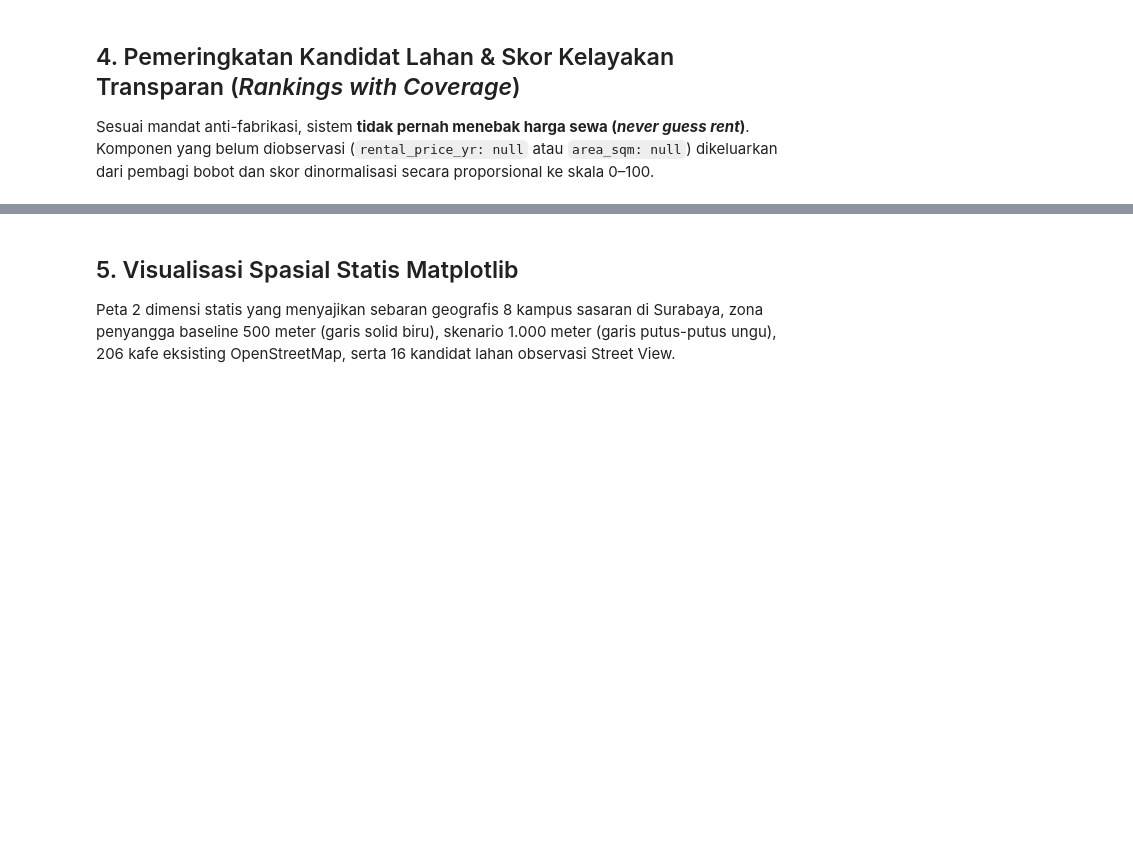
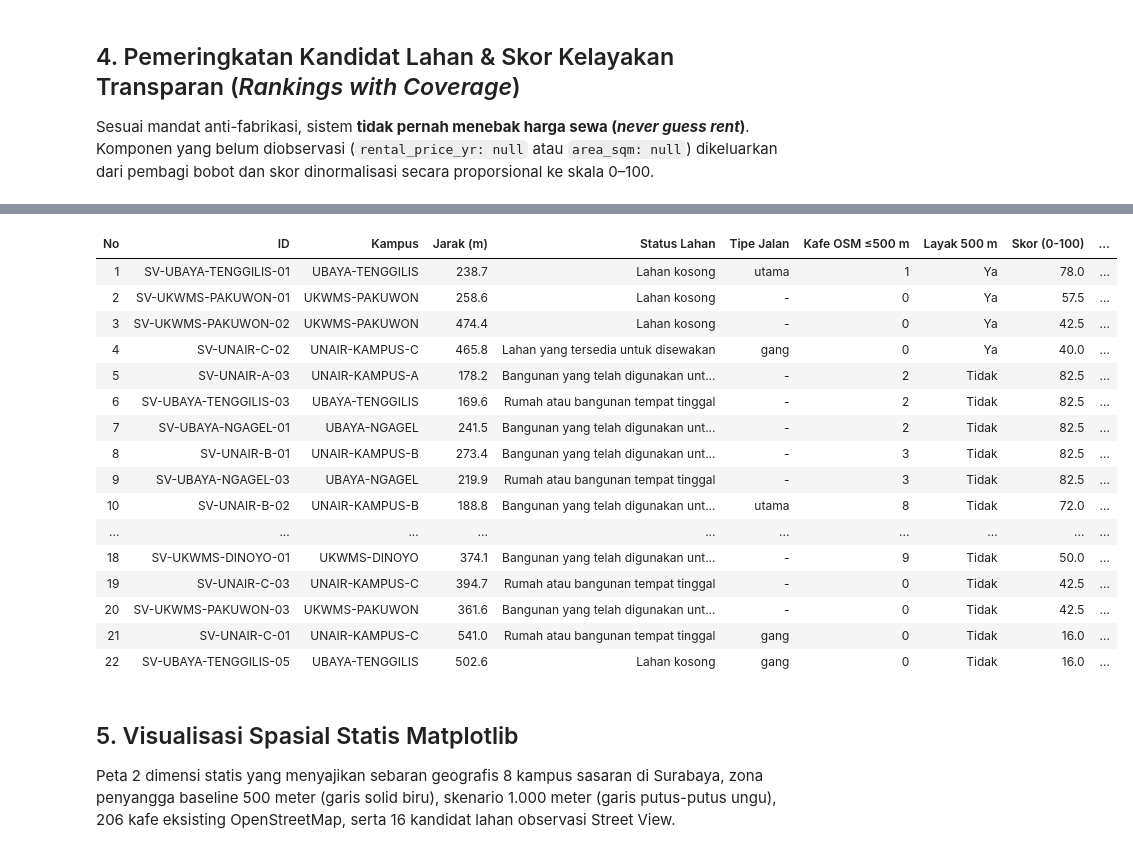
Before and after one commit to HDSH-Dharma/Comgraph-AFL-2, a Jupyter notebook: notebooks/analisis_buka_kafe.ipynb, the cells around one changed output, grey strips where cells are left out. Cells and saved outputs as stored; diff of their text form; code cells hidden in the pictures; blank space fills up the shorter version.

```diff
--- a/notebooks/analisis_buka_kafe.ipynb
+++ b/notebooks/analisis_buka_kafe.ipynb
@@ -122,10 +149,10 @@ layers_meta = [
     {
         "Nama Layer": "Kandidat Lahan Observasi",
         "Path Berkas": "data/raw/survey_land_candidates.geojson",
-        "Sumber": "Google Street View (Claude & Dharma)",
-        "Fitur": 16,
+        "Sumber": "Observasi Google Street View",
+        "Fitur": len(json.load(open(REPO_ROOT / "data" / "raw" / "survey_land_candidates.geojson", encoding="utf-8"))["features"]),
         "CRS": "EPSG:4326",
-        "Peran Sistem": "Observasi visual riil (4 eligible, 12 inel)"
+        "Peran Sistem": "Kandidat lahan hasil observasi visual"
     },
     {
         "Nama Layer": "Kafe Eksisting Surabaya",
@@ -153,9 +180,9 @@ layers_meta = [
     }
 ]
 
-print(f"{'Nama Layer':<32} | {'Fitur':<6} | {'Sistem Koordinat':<24} | {'Peran Sistem'}")
-print("-" * 105)
-for lyr in layers_meta:
-    print(f"{lyr['Nama Layer']:<32} | {lyr['Fitur']:<6} | {lyr['CRS']:<24} | {lyr['Peran Sistem']}")
-print("-" * 105)
+tampilkan_tabel(
+    [[l["Nama Layer"], l["Path Berkas"], l["Sumber"], l["Fitur"], l["CRS"], l["Peran Sistem"]] for l in layers_meta],
+    ["Nama Layer", "Berkas", "Sumber", "Fitur", "CRS", "Peran"],
+    judul="Metadata lapisan spasial",
+)
 # %% [output]
@@ -263,37 +288,30 @@ UBAYA-TENGGILIS  | Universitas Surabaya Kampus Tenggilis | 3           | 4
 ## 4. Pemeringkatan Kandidat Lahan & Skor Kelayakan Transparan (*Rankings with Coverage*)
 Sesuai mandat anti-fabrikasi, sistem **tidak pernah menebak harga sewa (*never guess rent*)**. Komponen yang belum diobservasi (`rental_price_yr: null` atau `area_sqm: null`) dikeluarkan dari pembagi bobot dan skor dinormalisasi secara proporsional ke skala 0–100.
 # %%
+# Skor diambil langsung dari pipeline (sama dengan web & peringkat_kandidat.csv)
 ranked_candidates = []
 for feat in candidates_geojson["features"]:
     p = feat["properties"]
-    score_res = calculate_transparent_feasibility_score(
-        distance_meters=p.get("distance_meters"),
-        area_sqm=p.get("area_sqm"),
-        rental_price_yr=p.get("rental_price_yr"),
-        radius_mode="baseline_500m"
-    )
+    sc = p.get("feasibility_scoring_baseline_500m") or {}
     ranked_candidates.append({
         "id": p["id"],
-        "name": p["name"],
         "campus": p["nearest_university_id"],
         "dist_m": p["distance_meters"],
         "status": p["status"],
-        "eligible": p["is_eligible"],
-        "score": score_res["score_normalized"],
-        "grade": score_res["grade"],
-        "coverage": f"{len(score_res['observed_components'])}/3 ({', '.join(score_res['observed_components'])})",
-        "nearest_cafe": p.get("nearest_cafe_name") or "Tidak terdeteksi",
-        "nearest_cafe_dist": p.get("nearest_cafe_distance_meters")
+        "road": p.get("road_type"),
+        "eligible": p.get("is_eligible_500m"),
+        "score": sc.get("score_normalized"),
+        "coverage": f"{sc.get('coverage')}%",
+        "cafes": p.get("nearby_cafes_count"),
     })
 
 # Urutkan: Eligible terlebih dahulu, kemudian skor tertinggi
 ranked_candidates.sort(key=lambda x: (not x["eligible"], -(x["score"] or 0)))
 
-print(f"{'No':<3} | {'ID':<22} | {'Kampus':<16} | {'Jarak':<8} | {'Status Lahan':<32} | {'Skor':<6} | {'Grade':<20} | {'Coverage'}")
-print("-" * 130)
-for i, r in enumerate(ranked_candidates, 1):
-    dist_str = f"{r['dist_m']:.1f}m" if r['dist_m'] else "-"
-    score_str = f"{r['score']:.1f}" if r['score'] is not None else "-"
-    print(f"{i:<3} | {r['id']:<22} | {r['campus']:<16} | {dist_str:<8} | {r['status']:<32} | {score_str:<6} | {r['grade']:<20} | {r['coverage']}")
-print("-" * 130)
+tampilkan_tabel(
+    [[i, r["id"], r["campus"], r["dist_m"], r["status"], r["road"], r["cafes"], r["eligible"], r["score"], r["coverage"]]
+     for i, r in enumerate(ranked_candidates, 1)],
+    ["No", "ID", "Kampus", "Jarak (m)", "Status Lahan", "Tipe Jalan", "Kafe OSM ≤500 m", "Layak 500 m", "Skor (0-100)", "Cakupan Data"],
+    judul="Peringkat kandidat lahan (baseline 500 m)",
+)
 # %% [output]
@@ -317,3 +319,20 @@ No  | ID                     | Kampus           | Jarak    | Status Lahan
+| No | ID | Kampus | Jarak (m) | Status Lahan | Tipe Jalan | Kafe OSM ≤500 m | Layak 500 m | Skor (0-100) | ... |
+| 1 | SV-UBAYA-TENGGILIS-01 | UBAYA-TENGGILIS | 238.7 | Lahan kosong | utama | 1 | Ya | 78.0 | ... |
+| 2 | SV-UKWMS-PAKUWON-01 | UKWMS-PAKUWON | 258.6 | Lahan kosong | - | 0 | Ya | 57.5 | ... |
+| 3 | SV-UKWMS-PAKUWON-02 | UKWMS-PAKUWON | 474.4 | Lahan kosong | - | 0 | Ya | 42.5 | ... |
+| 4 | SV-UNAIR-C-02 | UNAIR-KAMPUS-C | 465.8 | Lahan yang tersedia untuk disewakan | gang | 0 | Ya | 40.0 | ... |
+| 5 | SV-UNAIR-A-03 | UNAIR-KAMPUS-A | 178.2 | Bangunan yang telah digunakan unt... | - | 2 | Tidak | 82.5 | ... |
+| 6 | SV-UBAYA-TENGGILIS-03 | UBAYA-TENGGILIS | 169.6 | Rumah atau bangunan tempat tinggal | - | 2 | Tidak | 82.5 | ... |
+| 7 | SV-UBAYA-NGAGEL-01 | UBAYA-NGAGEL | 241.5 | Bangunan yang telah digunakan unt... | - | 2 | Tidak | 82.5 | ... |
+| 8 | SV-UNAIR-B-01 | UNAIR-KAMPUS-B | 273.4 | Bangunan yang telah digunakan unt... | - | 3 | Tidak | 82.5 | ... |
+| 9 | SV-UBAYA-NGAGEL-03 | UBAYA-NGAGEL | 219.9 | Rumah atau bangunan tempat tinggal | - | 3 | Tidak | 82.5 | ... |
+| 10 | SV-UNAIR-B-02 | UNAIR-KAMPUS-B | 188.8 | Bangunan yang telah digunakan unt... | utama | 8 | Tidak | 72.0 | ... |
+| ... | ... | ... | ... | ... | ... | ... | ... | ... | ... |
+| 18 | SV-UKWMS-DINOYO-01 | UKWMS-DINOYO | 374.1 | Bangunan yang telah digunakan unt... | - | 9 | Tidak | 50.0 | ... |
+| 19 | SV-UNAIR-C-03 | UNAIR-KAMPUS-C | 394.7 | Rumah atau bangunan tempat tinggal | - | 0 | Tidak | 42.5 | ... |
+| 20 | SV-UKWMS-PAKUWON-03 | UKWMS-PAKUWON | 361.6 | Bangunan yang telah digunakan unt... | - | 0 | Tidak | 42.5 | ... |
+| 21 | SV-UNAIR-C-01 | UNAIR-KAMPUS-C | 541.0 | Rumah atau bangunan tempat tinggal | gang | 0 | Tidak | 16.0 | ... |
+| 22 | SV-UBAYA-TENGGILIS-05 | UBAYA-TENGGILIS | 502.6 | Lahan kosong | gang | 0 | Tidak | 16.0 | ... |
 # %% [markdown]
 ## 5. Visualisasi Spasial Statis Matplotlib
 Peta 2 dimensi statis yang menyajikan sebaran geografis 8 kampus sasaran di Surabaya, zona penyangga baseline 500 meter (garis solid biru), skenario 1.000 meter (garis putus-putus ungu), 206 kafe eksisting OpenStreetMap, serta 16 kandidat lahan observasi Street View.
```
Also changed, not shown: parts of 9 cells of this notebook, 5 other files.
